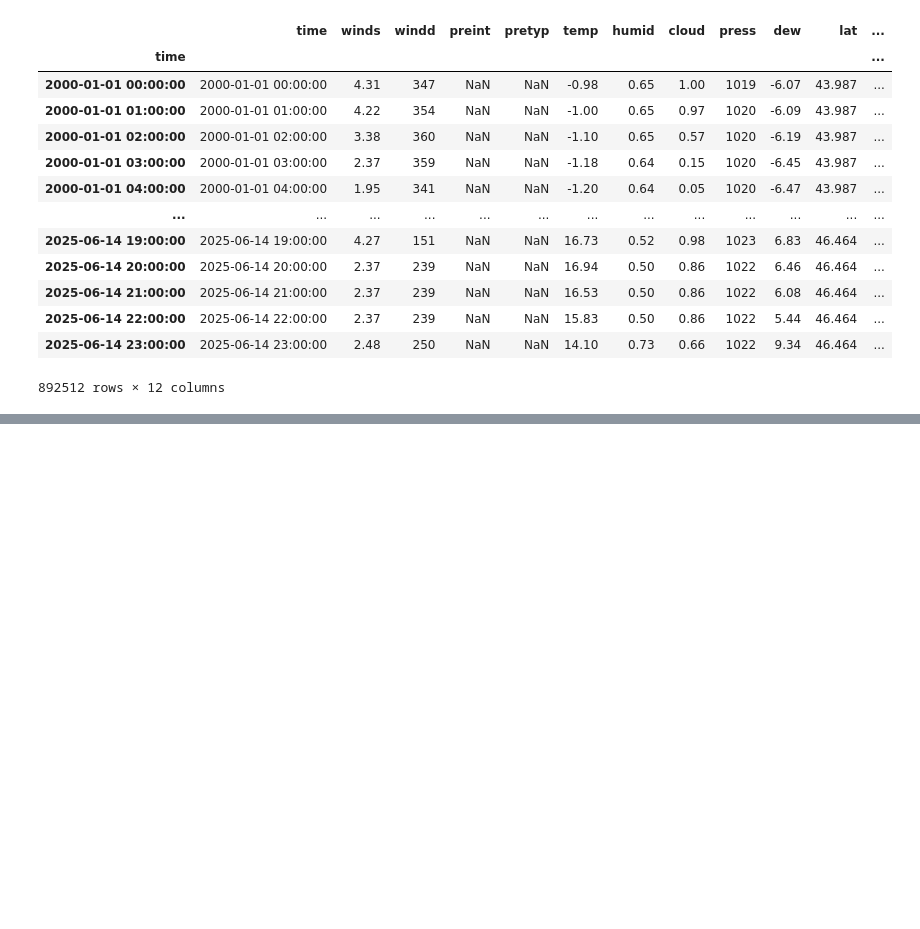
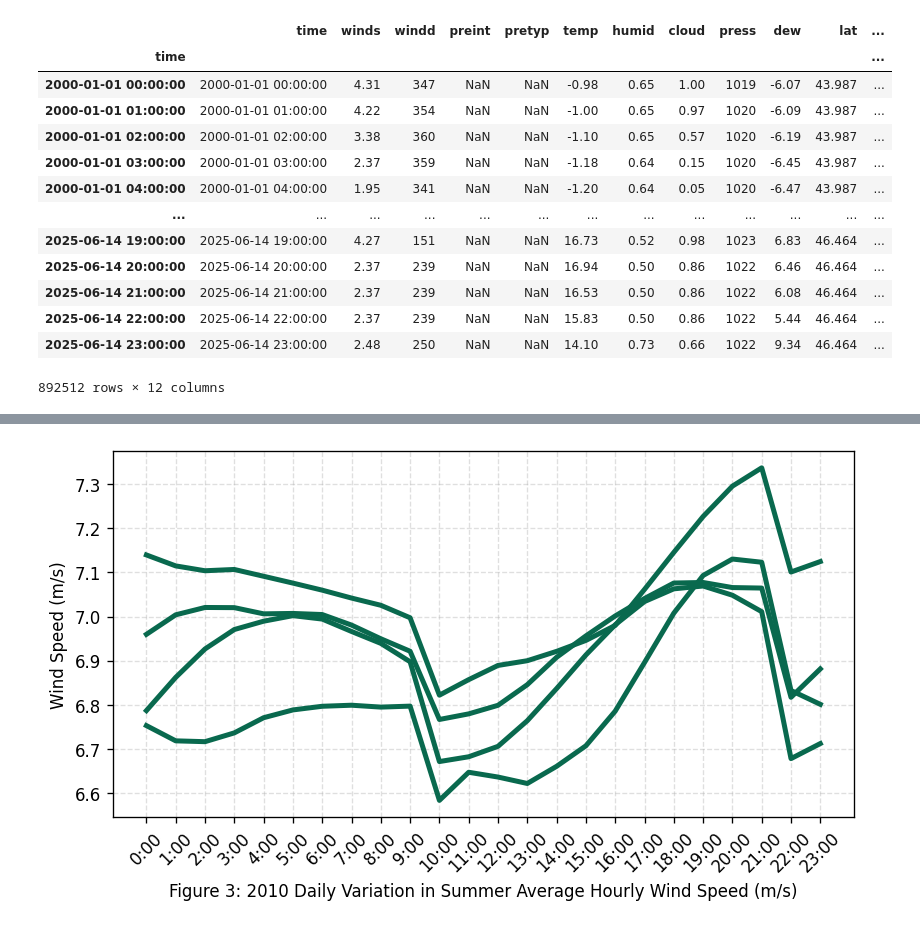
Before and after one commit to jacobthompson101/novascotia-wind-grid, a Jupyter notebook: notebook/offshore.ipynb, the cells around one changed output, grey strips where cells are left out. Drawn from its saved outputs; the diff is of its cells as text; code cells hidden in the pictures; blank space fills up the shorter version.

```diff
--- a/notebook/offshore.ipynb
+++ b/notebook/offshore.ipynb
@@ -496,0 +582,5 @@ df_4coordinates_13col[df_4coordinates_13col["time"].dt.year >= 2007].to_parquet(
+# %%
+lines1 = df_4coordinates[(df_4coordinates['lat'] == 43.987)]
+lines2 = df_4coordinates[(df_4coordinates['lat'] == 43.33)]
+lines3 = df_4coordinates[(df_4coordinates['lat'] == 44.972)]
+lines4 = df_4coordinates[(df_4coordinates['lat'] == 46.464)]
@@ -496,0 +674,4 @@ df_4coordinates_13col[df_4coordinates_13col["time"].dt.year >= 2007].to_parquet(
+# %%
+hourly_summer1chart3(lines1, lines2, lines3, lines4)
+# %% [output]
+[figure, added]
```
Also changed, not shown: parts of 10 cells of this notebook.
